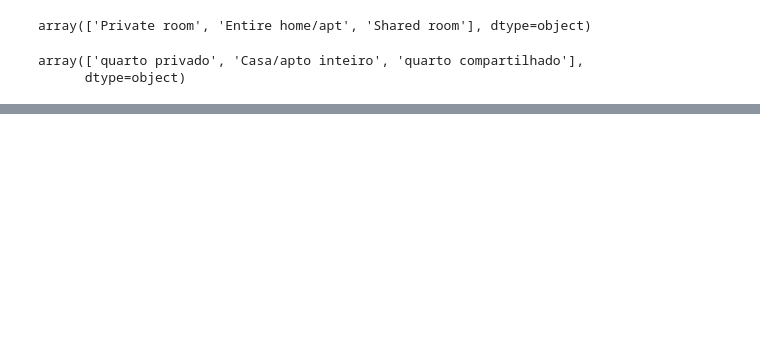
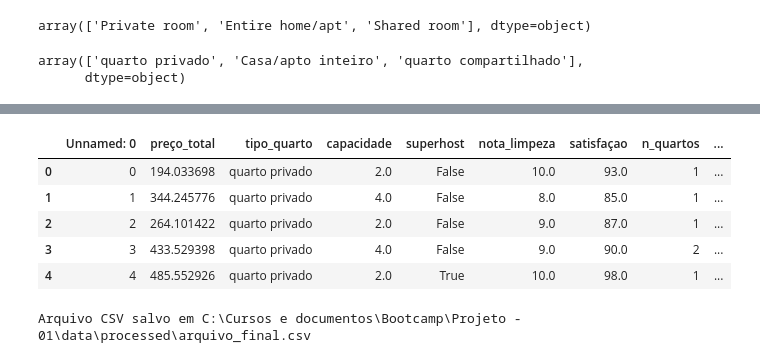
Before and after one commit to DeividAND/Projeto--01-An-lise-de-dados, a Jupyter notebook: notebooks/script01.ipynb, the cells around one changed output, grey strips where cells are left out. Saved outputs shown, nothing was run; the diff lists cells and outputs as text; code cells hidden in the pictures; blank space fills up the shorter version.

```diff
--- a/notebooks/script01.ipynb
+++ b/notebooks/script01.ipynb
@@ -108,0 +285,30 @@ df.sample(5)
+# %%
+# Guardando o dataframe tratado
+df_final = df.copy()
+df_final.head()
+# %% [output]
+|  | Unnamed: 0 | preço_total | tipo_quarto | capacidade | superhost | nota_limpeza | satisfaçao | n_quartos | ... |
+| 0 | 0 | 194.033698 | quarto privado | 2.0 | False | 10.0 | 93.0 | 1 | ... |
+| 1 | 1 | 344.245776 | quarto privado | 4.0 | False | 8.0 | 85.0 | 1 | ... |
+| 2 | 2 | 264.101422 | quarto privado | 2.0 | False | 9.0 | 87.0 | 1 | ... |
+| 3 | 3 | 433.529398 | quarto privado | 4.0 | False | 9.0 | 90.0 | 2 | ... |
+| 4 | 4 | 485.552926 | quarto privado | 2.0 | True | 10.0 | 98.0 | 1 | ... |
+# %%
+# Carregando o dataframe tratado para o diretório processed
+pasta = 'C:\\Cursos e documentos\\Bootcamp\\Projeto - 01\\data\\processed'
+arquivo_csv = os.path.join(pasta, 'arquivo_final.csv')
+
+if not os.path.exists(pasta):
+    try:
+        os.makedirs(pasta, exist_ok=True)
+    except OSError as e:
+        print(f"Erro ao criar o diretório: {e}")
+        raise
+
+try:
+    df_final.to_csv(arquivo_csv, index=False)
+    print(f'Arquivo CSV salvo em {arquivo_csv}')
+except PermissionError as e:
+    print(f"Permissão negada ao tentar salvar o arquivo CSV: {e}")
+# %% [output]
+Arquivo CSV salvo em C:\Cursos e documentos\Bootcamp\Projeto - 01\data\processed\arquivo_final.csv
```
Also changed, not shown: parts of 14 cells of this notebook.
